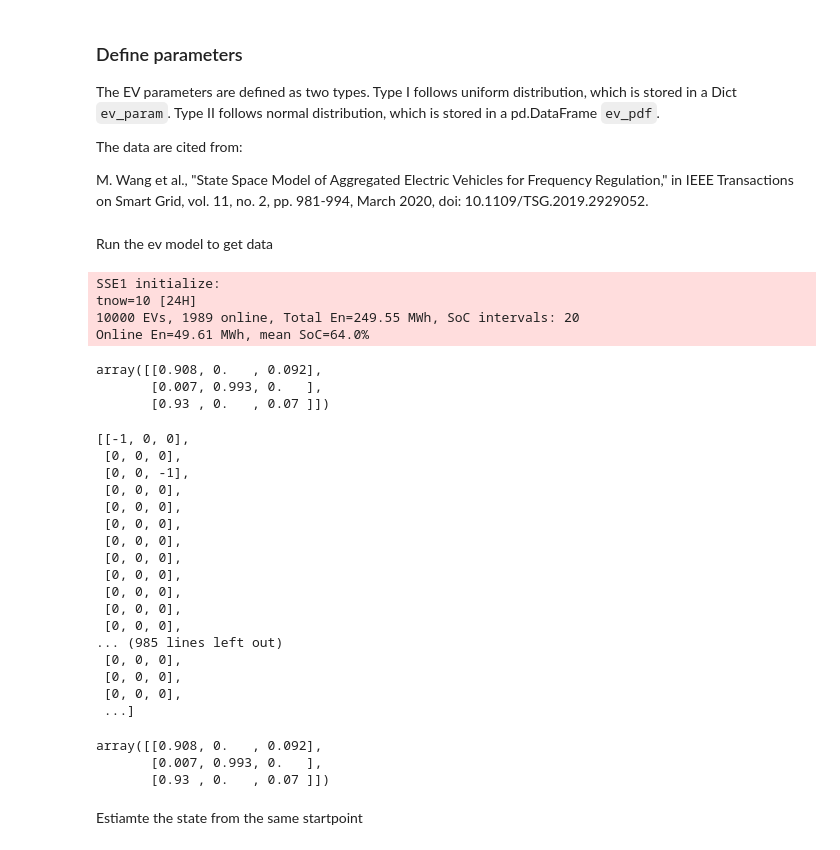
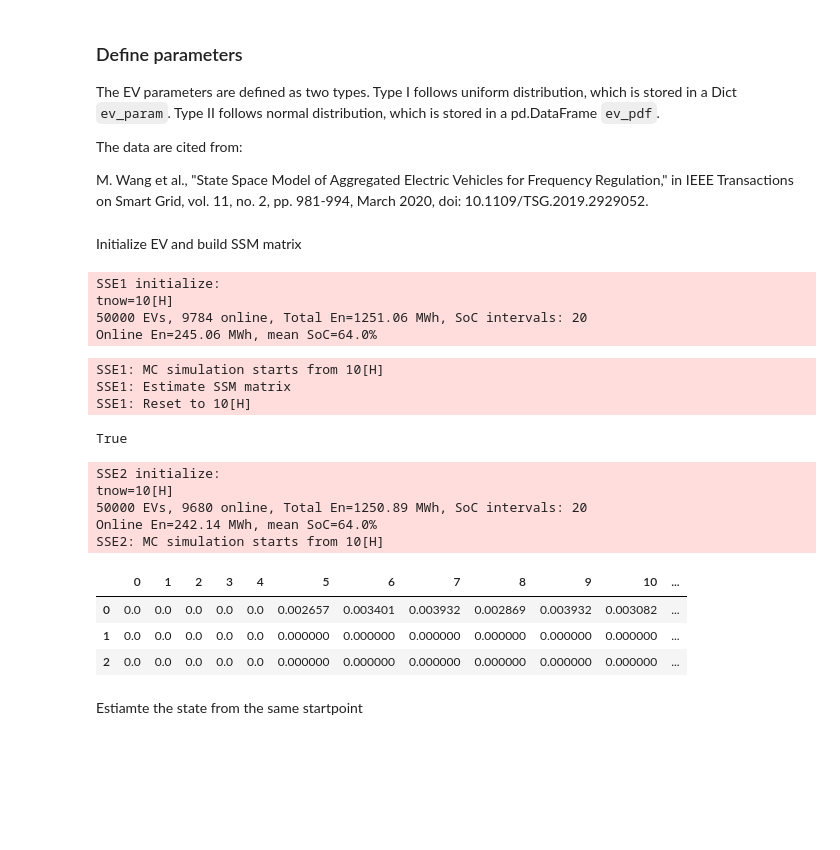
Before and after one commit to shebuxin/andes, a Jupyter notebook: jwang/notes2/ev_ssm.ipynb, the cells around one changed output. Drawn from its saved outputs; the diff is of its cells as text; code cells hidden in the pictures; blank space fills up the shorter version.

```diff
--- a/jwang/notes2/ev_ssm.ipynb
+++ b/jwang/notes2/ev_ssm.ipynb
@@ -524,15 +547,31 @@ class ev_ssm():
-# %% [markdown]
-Run the ev model to get data
+# %% [markdown]
+Initialize EV and build SSM matrix
+# %%
+sse = ev_ssm(N=50000, tnow=10, name='SSE1')
+# %% [output]
+SSE1 initialize:
+tnow=10[H]
+50000 EVs, 9784 online, Total En=1251.06 MWh, SoC intervals: 20
+Online En=245.06 MWh, mean SoC=64.0%
+# %%
+sse.g_A(t_step=20, t_end=10.02, is_charge=False, is_record=True)
+sse.reset()
+# %% [output]
+SSE1: MC simulation starts from 10[H]
+SSE1: Estimate SSM matrix
+SSE1: Reset to 10[H]
+True
 # %%
-t_end = 10.02
-
-sse = ev_ssm(N=10000, tnow=10, name='SSE1')
-
-sse.run(t_step=20, t_end=t_end, is_charge=False, is_record=True)
-
-x = sse.g_A()
+sse2 = ev_ssm(N=50000, tnow=10, name='SSE2')
+sse2.run(t_step=20, t_end=10.1, is_charge=False, is_record=False)
+sse2.rtab
 # %% [output]
-SSE1 initialize:
-tnow=10 [24H]
-10000 EVs, 1989 online, Total En=249.55 MWh, SoC intervals: 20
-Online En=49.61 MWh, mean SoC=64.0%
+SSE2 initialize:
+tnow=10[H]
+50000 EVs, 9680 online, Total En=1250.89 MWh, SoC intervals: 20
+Online En=242.14 MWh, mean SoC=64.0%
+SSE2: MC simulation starts from 10[H]
+|  | 0 | 1 | 2 | 3 | 4 | 5 | 6 | 7 | 8 | 9 | 10 | ... |
+| 0 | 0.0 | 0.0 | 0.0 | 0.0 | 0.0 | 0.002657 | 0.003401 | 0.003932 | 0.002869 | 0.003932 | 0.003082 | ... |
+| 1 | 0.0 | 0.0 | 0.0 | 0.0 | 0.0 | 0.000000 | 0.000000 | 0.000000 | 0.000000 | 0.000000 | 0.000000 | ... |
+| 2 | 0.0 | 0.0 | 0.0 | 0.0 | 0.0 | 0.000000 | 0.000000 | 0.000000 | 0.000000 | 0.000000 | 0.000000 | ... |
@@ -541,32 +577,0 @@ Online En=49.61 MWh, mean SoC=64.0%
-# %%
-sse.Tf.round(3)
-# %% [output]
-array([[0.908, 0.   , 0.092],
-       [0.007, 0.993, 0.   ],
-       [0.93 , 0.   , 0.07 ]])
-# %%
-sse.states
-# %% [output]
-[[-1, 0, 0],
- [0, 0, 0],
- [0, 0, -1],
- [0, 0, 0],
- [0, 0, 0],
- [0, 0, 0],
- [0, 0, 0],
- [0, 0, 0],
- [0, 0, 0],
- [0, 0, 0],
- [0, 0, 0],
- [0, 0, 0],
-... (985 lines left out)
- [0, 0, 0],
- [0, 0, 0],
- [0, 0, 0],
- ...]
-# %%
-sse.Tf.round(3)
-# %% [output]
-array([[0.908, 0.   , 0.092],
-       [0.007, 0.993, 0.   ],
-       [0.93 , 0.   , 0.07 ]])
```
Also changed, not shown: parts of 23 cells of this notebook.
